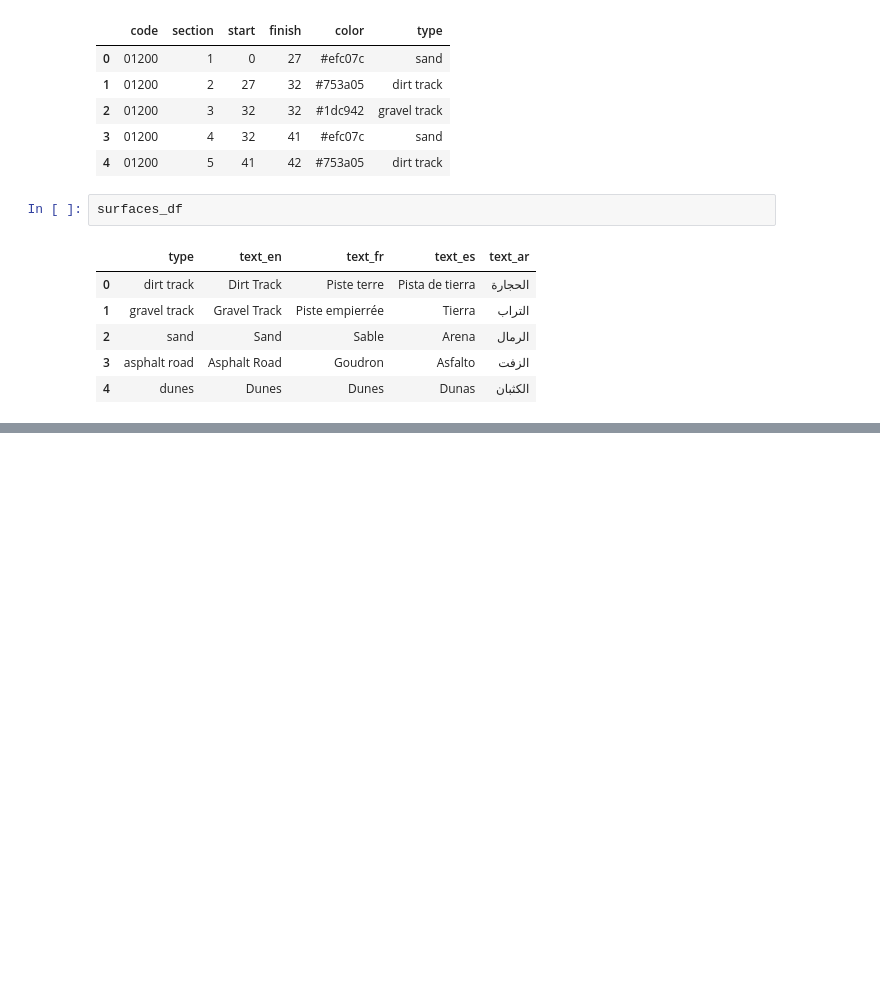
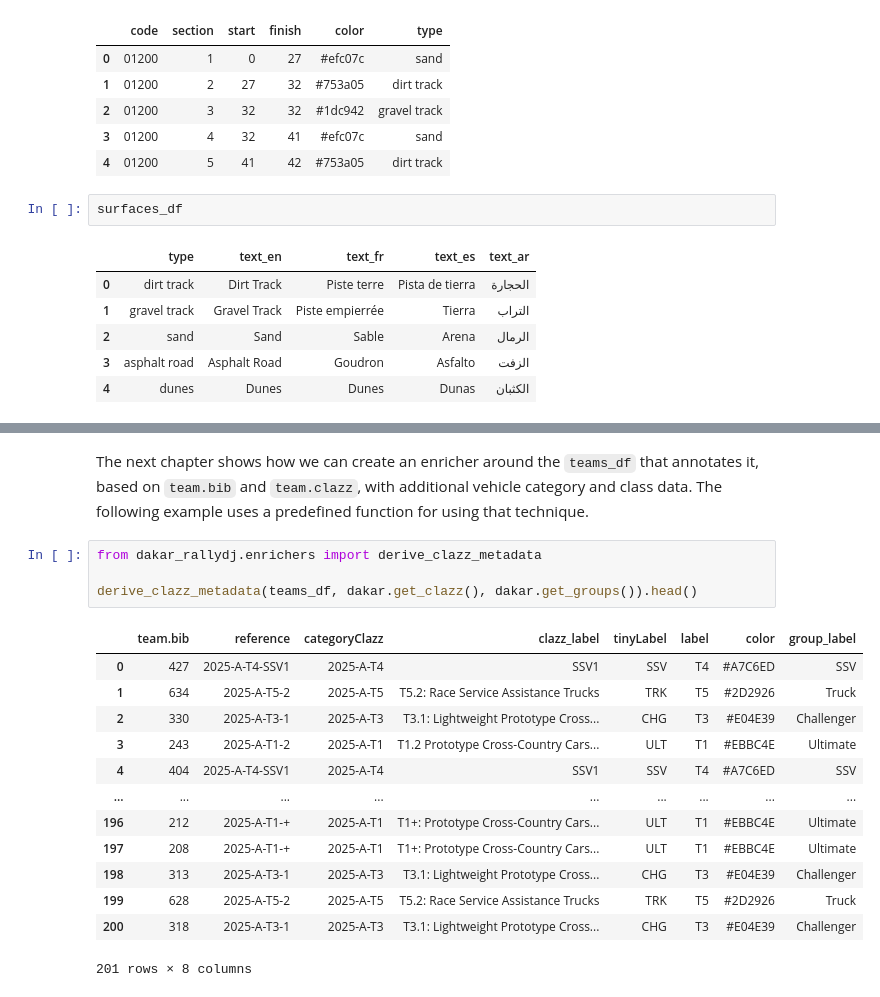
Before and after one commit to RallyDataJunkie/wrangling_dakar_2025, a Jupyter notebook: src/18_datagrabbers.ipynb, the cells around one changed output, grey strips where cells are left out. Cells and saved outputs as stored; diff of their text form; blank space fills up the shorter version.

```diff
--- a/src/18_datagrabbers.ipynb
+++ b/src/18_datagrabbers.ipynb
@@ -179,3 +162,23 @@ competitors_df.head()
 | 2 | 634 | J. ESTEVE ORO | JORDI | ESTEVE ORO | P | m | esp | https://img.aso.fr/core_app/img-m... | https://img.aso.fr/core_app/img-m... | https://img.aso.fr/core_app/img-m... | ... |
 | 3 | 634 | F. PARDO | FRANCESC | PARDO | C | m | esp | https://img.aso.fr/core_app/img-m... | https://img.aso.fr/core_app/img-m... | https://img.aso.fr/core_app/img-m... | ... |
 | 4 | 634 | J. PUJOL FORNOS | JORDI | PUJOL FORNOS | M | m | esp | https://img.aso.fr/core_app/img-m... | https://img.aso.fr/core_app/img-m... | https://img.aso.fr/core_app/img-m... | ... |
+# %% [markdown]
+The next chapter shows how we can create an enricher around the `teams_df` that annotates it, based on `team.bib` and `team.clazz`, with additional vehicle category and class data. The following example uses a predefined function for using that technique.
+# %%
+from dakar_rallydj.enrichers import derive_clazz_metadata
+
+derive_clazz_metadata(teams_df, dakar.get_clazz(), dakar.get_groups()).head()
+# %% [output]
+|  | team.bib | reference | categoryClazz | clazz_label | tinyLabel | label | color | group_label |
+| 0 | 427 | 2025-A-T4-SSV1 | 2025-A-T4 | SSV1 | SSV | T4 | #A7C6ED | SSV |
+| 1 | 634 | 2025-A-T5-2 | 2025-A-T5 | T5.2: Race Service Assistance Trucks | TRK | T5 | #2D2926 | Truck |
+| 2 | 330 | 2025-A-T3-1 | 2025-A-T3 | T3.1: Lightweight Prototype Cross... | CHG | T3 | #E04E39 | Challenger |
+| 3 | 243 | 2025-A-T1-2 | 2025-A-T1 | T1.2 Prototype Cross-Country Cars... | ULT | T1 | #EBBC4E | Ultimate |
+| 4 | 404 | 2025-A-T4-SSV1 | 2025-A-T4 | SSV1 | SSV | T4 | #A7C6ED | SSV |
+| ... | ... | ... | ... | ... | ... | ... | ... | ... |
+| 196 | 212 | 2025-A-T1-+ | 2025-A-T1 | T1+: Prototype Cross-Country Cars... | ULT | T1 | #EBBC4E | Ultimate |
+| 197 | 208 | 2025-A-T1-+ | 2025-A-T1 | T1+: Prototype Cross-Country Cars... | ULT | T1 | #EBBC4E | Ultimate |
+| 198 | 313 | 2025-A-T3-1 | 2025-A-T3 | T3.1: Lightweight Prototype Cross... | CHG | T3 | #E04E39 | Challenger |
+| 199 | 628 | 2025-A-T5-2 | 2025-A-T5 | T5.2: Race Service Assistance Trucks | TRK | T5 | #2D2926 | Truck |
+| 200 | 318 | 2025-A-T3-1 | 2025-A-T3 | T3.1: Lightweight Prototype Cross... | CHG | T3 | #E04E39 | Challenger |
+201 rows × 8 columns
```
Also changed, not shown: parts of 9 cells of this notebook.
